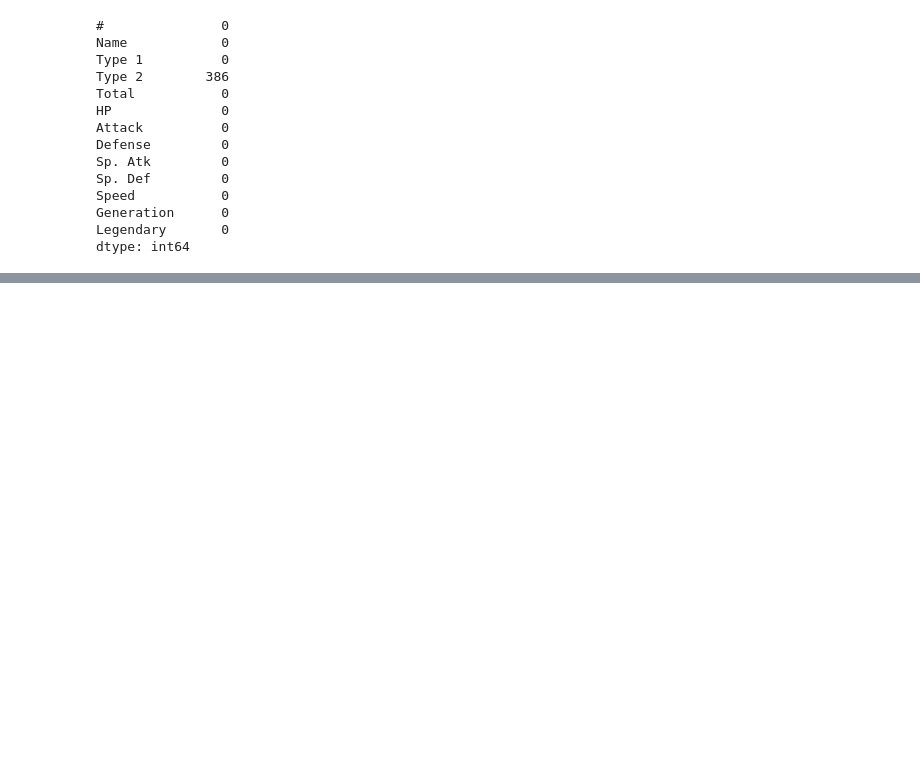
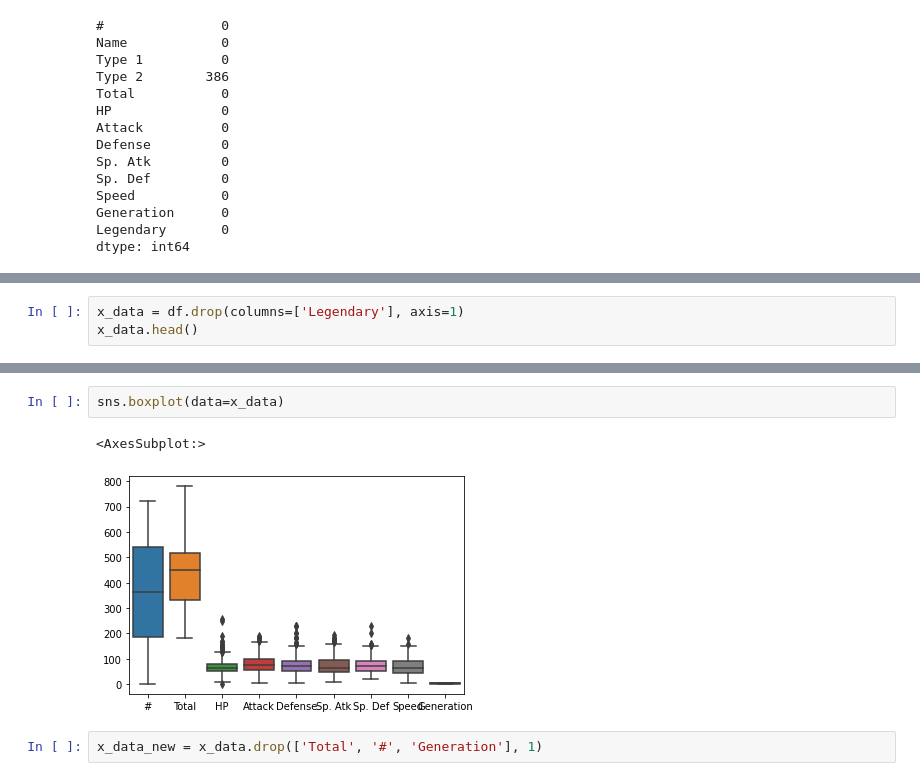
Before and after one commit to happycoder-leesh/kaggle_study, a Jupyter notebook: notebook/6th_week.ipynb, the cells around one changed output, grey strips where cells are left out. Drawn from its saved outputs; the diff is of its cells as text; blank space fills up the shorter version.

```diff
--- a/notebook/6th_week.ipynb
+++ b/notebook/6th_week.ipynb
@@ -52,0 +85,3 @@ dtype: int64
+# %%
+x_data = df.drop(columns=['Legendary'], axis=1)
+x_data.head()
@@ -52,0 +114,7 @@ dtype: int64
+# %%
+sns.boxplot(data=x_data)
+# %% [output]
+<AxesSubplot:>
+[figure, added]
+# %%
+x_data_new = x_data.drop(['Total', '#', 'Generation'], 1)
```
Also changed, not shown: parts of 53 cells of this notebook, 2 other files.
